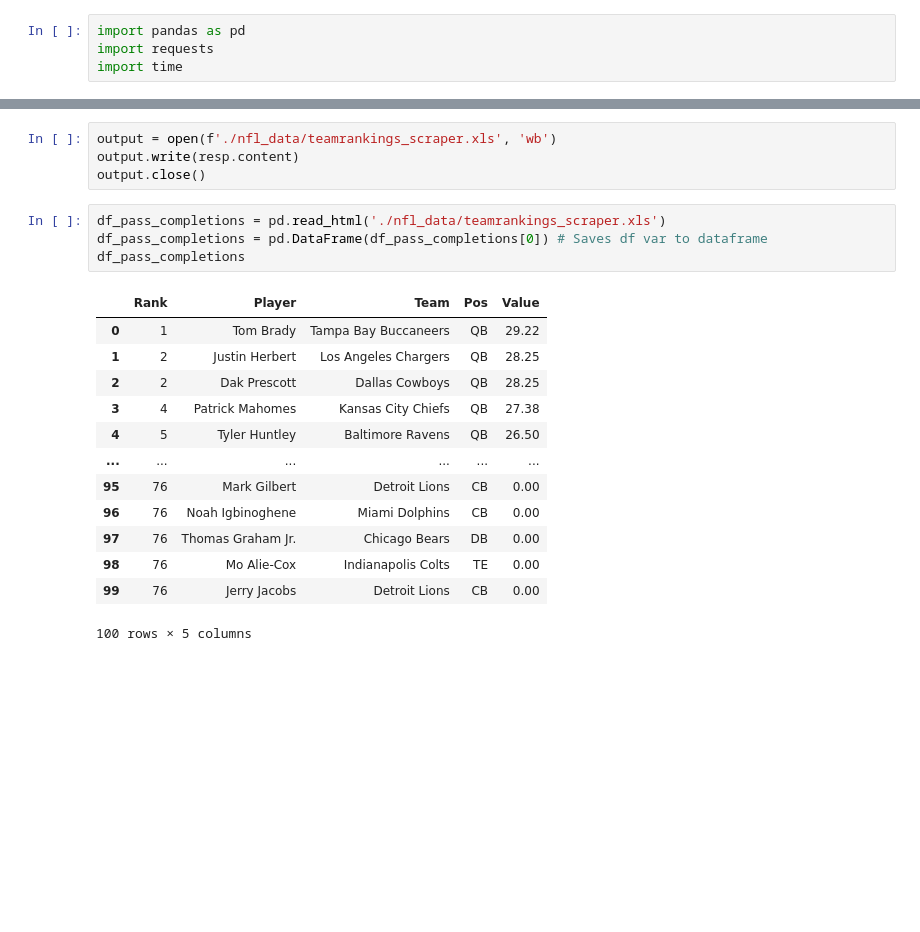
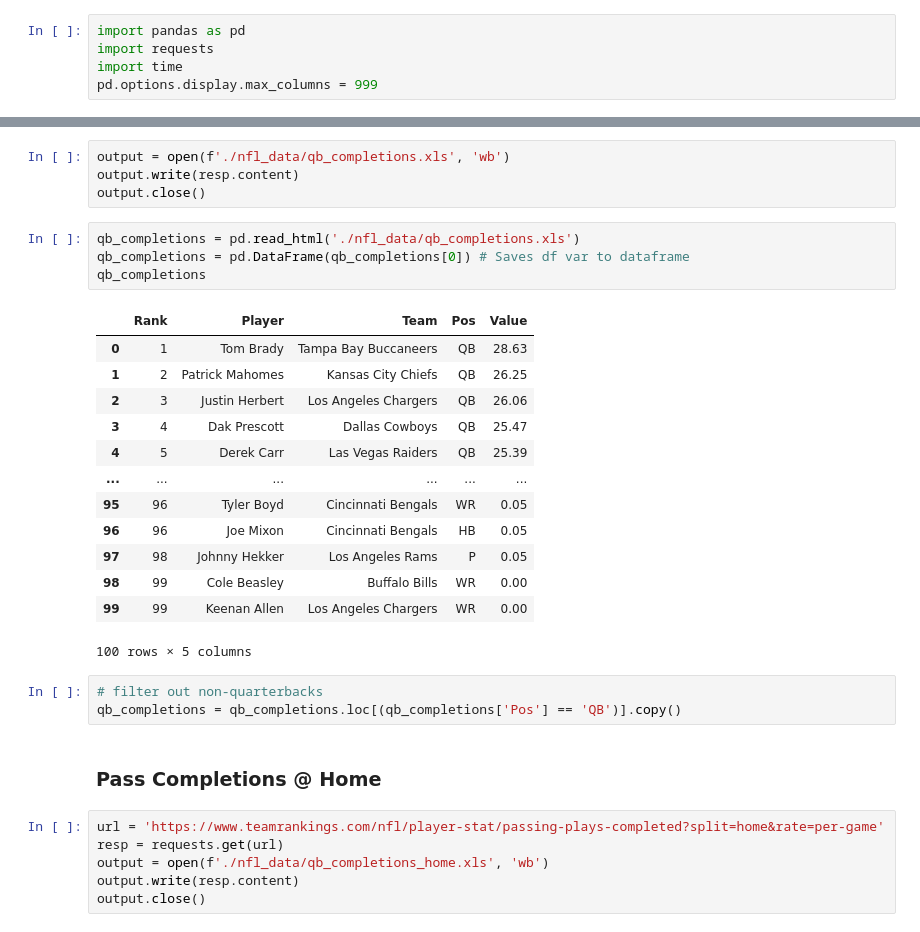
Before and after one commit to aothree/Fantasy-Football, a Jupyter notebook: teamrankings_scraper.ipynb, the cells around one changed output, grey strips where cells are left out. Drawn from its saved outputs; the diff is of its cells as text; blank space fills up the shorter version.

Commit message:
merged qb pro football ref with teamrankings

```diff
--- a/teamrankings_scraper.ipynb
+++ b/teamrankings_scraper.ipynb
@@ -2,3 +2,4 @@
 import pandas as pd
 import requests
 import time
+pd.options.display.max_columns = 999
@@ -10,24 +14,35 @@ resp.status_code, resp.text[:50]
 # %% [output]
 (200, '<!doctype html>\n<html id="html" class="no-js" lang')
 # %%
-output = open(f'./nfl_data/teamrankings_scraper.xls', 'wb')
+output = open(f'./nfl_data/qb_completions.xls', 'wb')
 output.write(resp.content)
 output.close()
 # %%
-df_pass_completions = pd.read_html('./nfl_data/teamrankings_scraper.xls')
-df_pass_completions = pd.DataFrame(df_pass_completions[0]) # Saves df var to dataframe
-df_pass_completions
+qb_completions = pd.read_html('./nfl_data/qb_completions.xls')
+qb_completions = pd.DataFrame(qb_completions[0]) # Saves df var to dataframe
+qb_completions
 # %% [output]
 |  | Rank | Player | Team | Pos | Value |
-| 0 | 1 | Tom Brady | Tampa Bay Buccaneers | QB | 29.22 |
-| 1 | 2 | Justin Herbert | Los Angeles Chargers | QB | 28.25 |
-| 2 | 2 | Dak Prescott | Dallas Cowboys | QB | 28.25 |
-| 3 | 4 | Patrick Mahomes | Kansas City Chiefs | QB | 27.38 |
-| 4 | 5 | Tyler Huntley | Baltimore Ravens | QB | 26.50 |
+| 0 | 1 | Tom Brady | Tampa Bay Buccaneers | QB | 28.63 |
+| 1 | 2 | Patrick Mahomes | Kansas City Chiefs | QB | 26.25 |
+| 2 | 3 | Justin Herbert | Los Angeles Chargers | QB | 26.06 |
+| 3 | 4 | Dak Prescott | Dallas Cowboys | QB | 25.47 |
+| 4 | 5 | Derek Carr | Las Vegas Raiders | QB | 25.39 |
 | ... | ... | ... | ... | ... | ... |
-| 95 | 76 | Mark Gilbert | Detroit Lions | CB | 0.00 |
-| 96 | 76 | Noah Igbinoghene | Miami Dolphins | CB | 0.00 |
-| 97 | 76 | Thomas Graham Jr. | Chicago Bears | DB | 0.00 |
-| 98 | 76 | Mo Alie-Cox | Indianapolis Colts | TE | 0.00 |
-| 99 | 76 | Jerry Jacobs | Detroit Lions | CB | 0.00 |
+| 95 | 96 | Tyler Boyd | Cincinnati Bengals | WR | 0.05 |
+| 96 | 96 | Joe Mixon | Cincinnati Bengals | HB | 0.05 |
+| 97 | 98 | Johnny Hekker | Los Angeles Rams | P | 0.05 |
+| 98 | 99 | Cole Beasley | Buffalo Bills | WR | 0.00 |
+| 99 | 99 | Keenan Allen | Los Angeles Chargers | WR | 0.00 |
 100 rows × 5 columns
+# %%
+# filter out non-quarterbacks
+qb_completions = qb_completions.loc[(qb_completions['Pos'] == 'QB')].copy()
+# %% [markdown]
+### Pass Completions @ Home
+# %%
+url = 'https://www.teamrankings.com/nfl/player-stat/passing-plays-completed?split=home&rate=per-game'
+resp = requests.get(url)
+output = open(f'./nfl_data/qb_completions_home.xls', 'wb')
+output.write(resp.content)
+output.close()
```
Also changed, not shown: parts of 28 cells of this notebook, 42 other files.
